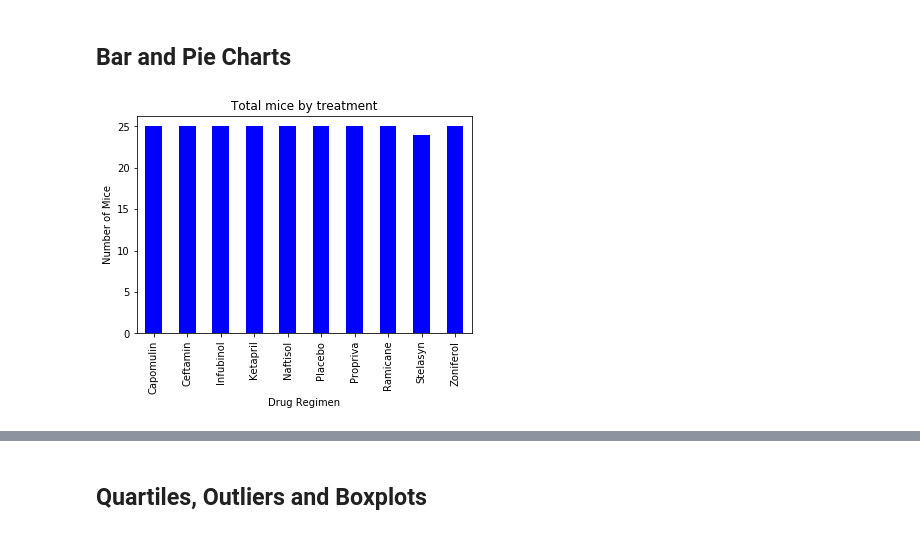
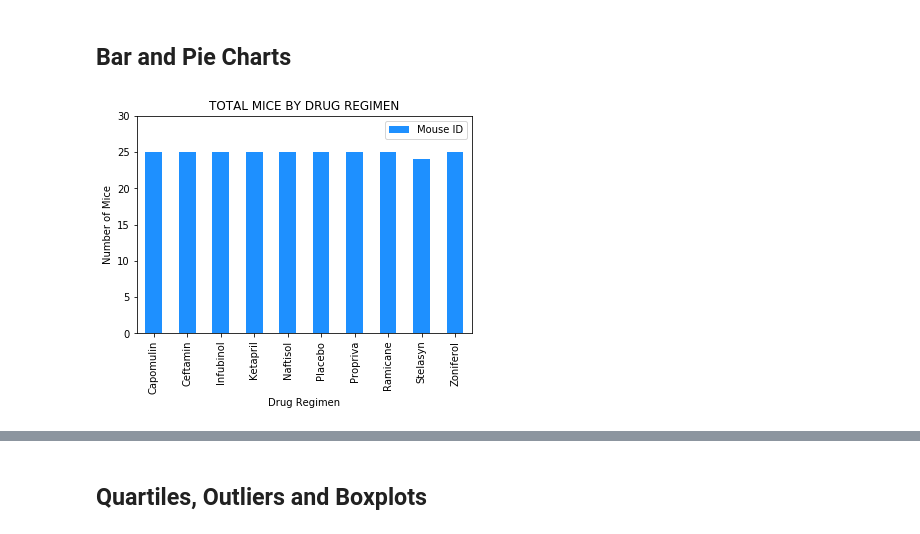
Before and after one commit to mastachi-cin/matplotlib-challenge, a Jupyter notebook: Pymaceuticals/pymaceuticals_starter.ipynb, the cells around one changed output, grey strips where cells are left out. Saved outputs shown, nothing was run; the diff lists cells and outputs as text; code cells hidden in the pictures.

```diff
--- a/Pymaceuticals/pymaceuticals_starter.ipynb
+++ b/Pymaceuticals/pymaceuticals_starter.ipynb
@@ -139,21 +134,21 @@ summary_statistics
 # %%
 # Generate a bar plot showing the total number of mice for each treatment throughout the course of the study using pandas.
 
 # Group series for total number of mice for each treatment
 mice_count = data_merged.groupby(["Drug Regimen"]).agg({"Mouse ID": "nunique"})
 
 # Create a bar chart based off of the group series from before
-mice_count_bar = mice_count.plot(kind='bar', title="Total mice by treatment", legend=False, color="b")
+mice_count_bar = mice_count.plot(kind='bar', title="TOTAL MICE BY DRUG REGIMEN", color="dodgerblue",
+                                 xlim =(-0.75, len(mice_count)-0.25), ylim =(0, max(mice_count["Mouse ID"])+5))
 
 # Set the xlabel and ylabel using class methods
 mice_count_bar.set_xlabel("Drug Regimen")
 mice_count_bar.set_ylabel("Number of Mice")
 
-
+# Print chart to screen
 plt.show()
-#plt.tight_layout()
 # %% [output]
-[figure, old version]
+[figure, new version]
 # %%
 # Generate a bar plot showing the total number of mice for each treatment throughout the course of the study using pyplot.
 
```
Also changed, not shown: parts of 14 cells of this notebook, 1 other file.
